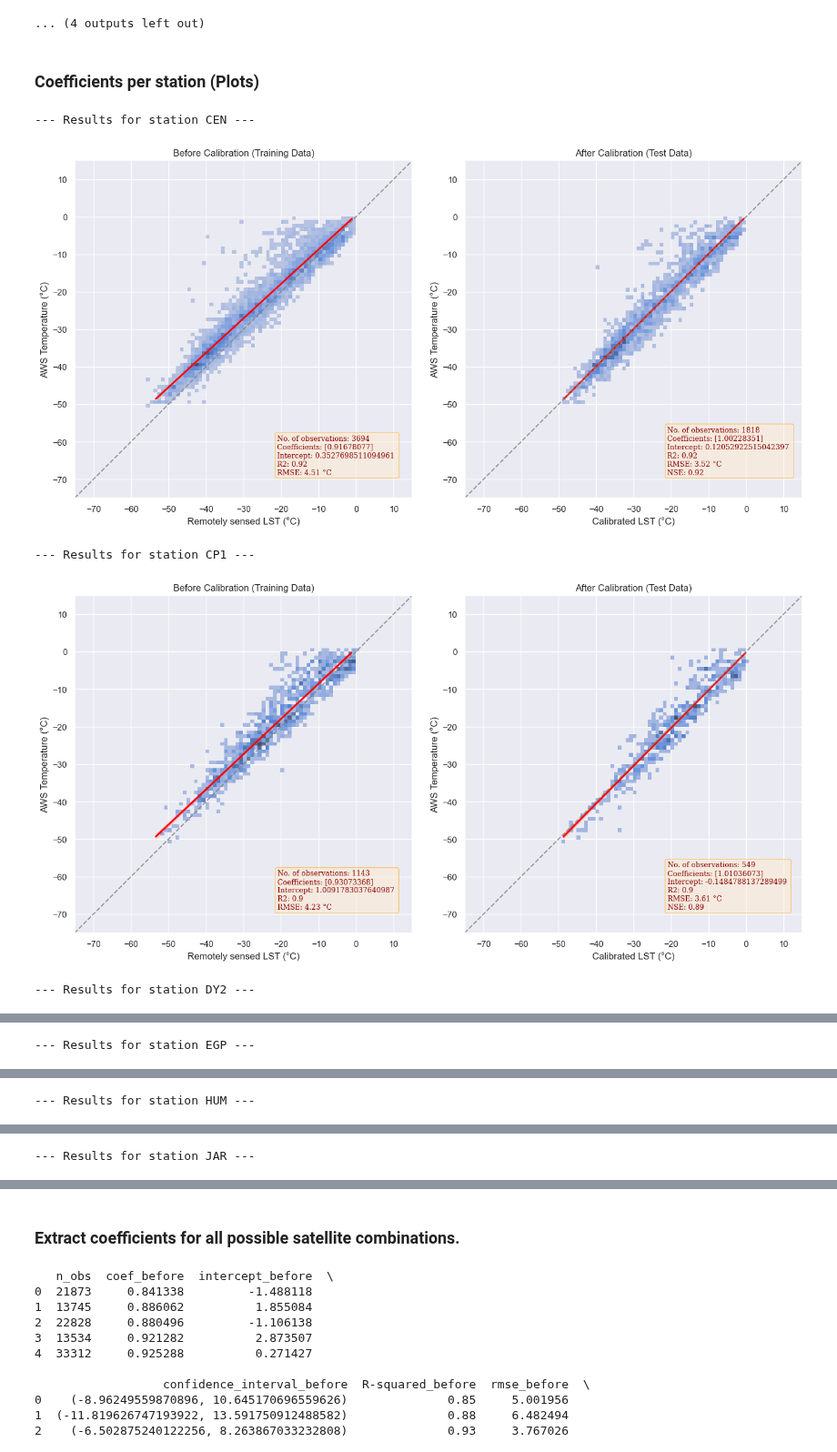
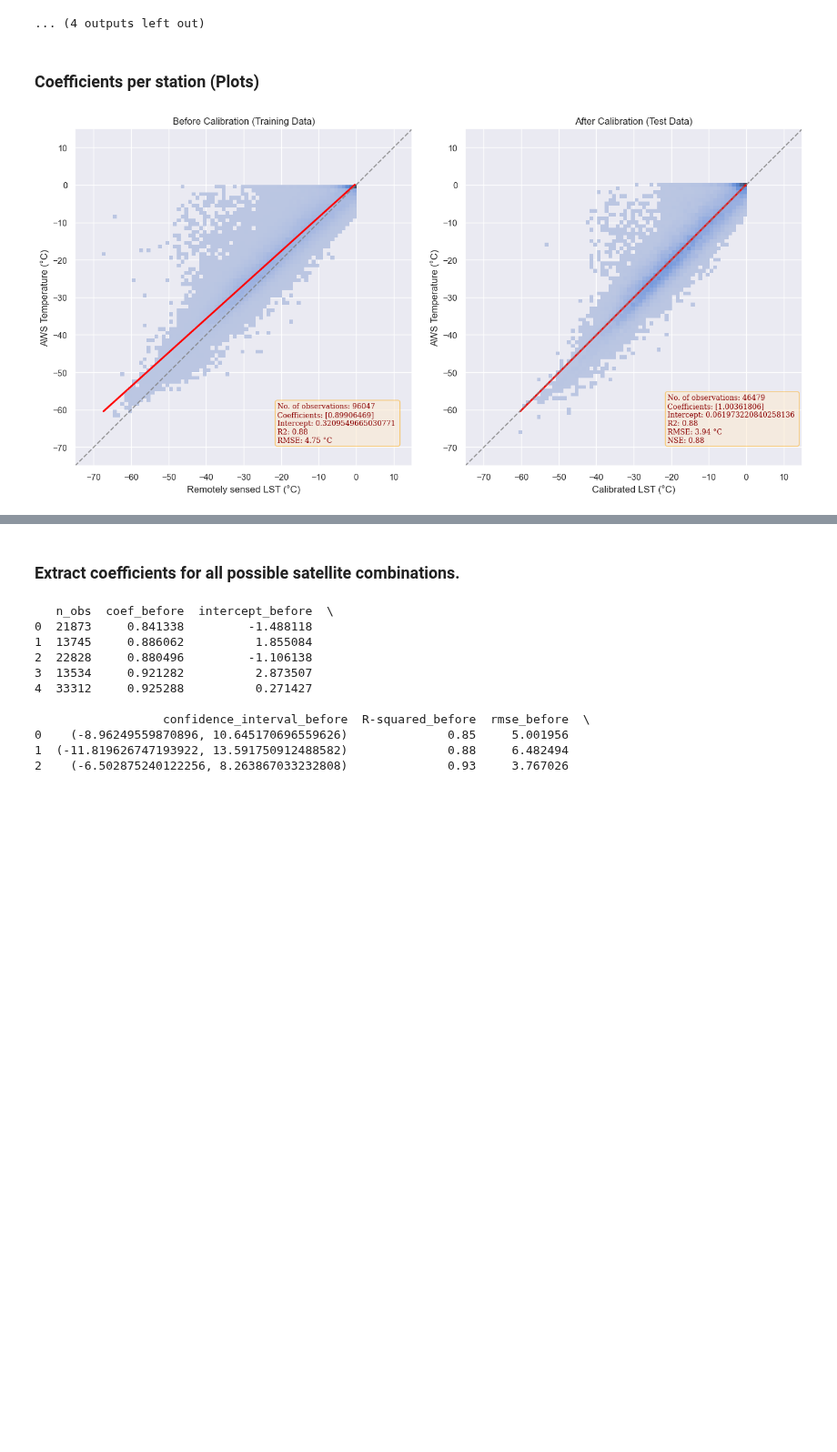
Before and after one commit to KU-AVOCA/GEMLST, a Jupyter notebook: GEMLST_MODIS/SKL_coefficients_combinations_ICE.ipynb, the cells around one changed output, grey strips where cells are left out. Shown at 91% size. Drawn from its saved outputs; the diff is of its cells as text; code cells hidden in the pictures; blank space fills up the shorter version.

```diff
--- a/GEMLST_MODIS/SKL_coefficients_combinations_ICE.ipynb
+++ b/GEMLST_MODIS/SKL_coefficients_combinations_ICE.ipynb
@@ -351,40 +351,40 @@ def split_mod_viz(df):
     sns.regplot(ax=ax1, data=test_df, x='est_temp', y='t_surf', scatter=False, color='red')
     ax1.plot([min_val, max_val], [min_val, max_val], '--', color='gray', alpha=0.8)
     ax1.text(0.6, 0.07, s1, fontdict=font, bbox=bbox, transform=ax1.transAxes, horizontalalignment='left')
     ax1.set_xlim(min_val, max_val)
     ax1.set_ylim(min_val, max_val)
     ax1.set_xlabel('Remotely sensed LST (°C)')
     ax1.set_ylabel('AWS Temperature (°C)')
     ax1.set_title('Before Calibration (Training Data)')
     ax1.set_aspect('equal')
 
     # Calibrated est_temp plot
     sns.histplot(ax=ax2, data=test_df, x='lst_calibrated', y='t_surf', bins=60, discrete=True)
     sns.regplot(ax=ax2, data=test_df, x='lst_calibrated', y='t_surf', scatter=False, color='red')
     ax2.plot([min_val, max_val], [min_val, max_val], '--', color='gray', alpha=0.8)
     ax2.text(0.6, 0.07, s2, fontdict=font, bbox=bbox, transform=ax2.transAxes, horizontalalignment='left')
     ax2.set_xlim(min_val, max_val)
     ax2.set_ylim(min_val, max_val)
     ax2.set_xlabel('Calibrated LST (°C)')
     ax2.set_ylabel('AWS Temperature (°C)')
     ax2.set_title('After Calibration (Test Data)')
     ax2.set_aspect('equal')
     plt.tight_layout()
 
     # Save the graph as PNG
     # fig.savefig(f'./Graphs/Calibration_Stations/Calibration_{station}.png', dpi=300)
     plt.show()
     plt.close(fig)
 
 
-###### FOR EACH Station and ONE SENSOR
-for station in stations:
-    print(f"--- Results for station {station} ---")
-    all_data_station = all_data[all_data['aws'] == station]
-    split_mod_viz(all_data_station)
+# ###### FOR EACH Station and ONE SENSOR
+# for station in stations:
+#     print(f"--- Results for station {station} ---")
+#     all_data_station = all_data[all_data['aws'] == station]
+    # split_mod_viz(all_data_station)
+
+
+###### FOR ALL DATA AND STATIONS ######
+split_mod_viz(all_data)
 # %% [output]
---- Results for station CEN ---
-[figure, old version]
+[figure, new version]
---- Results for station CP1 ---
-[figure, removed]
---- Results for station DY2 ---
@@ -392 +390,0 @@ for station in stations:
---- Results for station EGP ---
@@ -394 +390,0 @@ for station in stations:
---- Results for station HUM ---
@@ -396 +390,0 @@ for station in stations:
---- Results for station JAR ---
```
Also changed, not shown: parts of 3 cells of this notebook, 13 other files.
